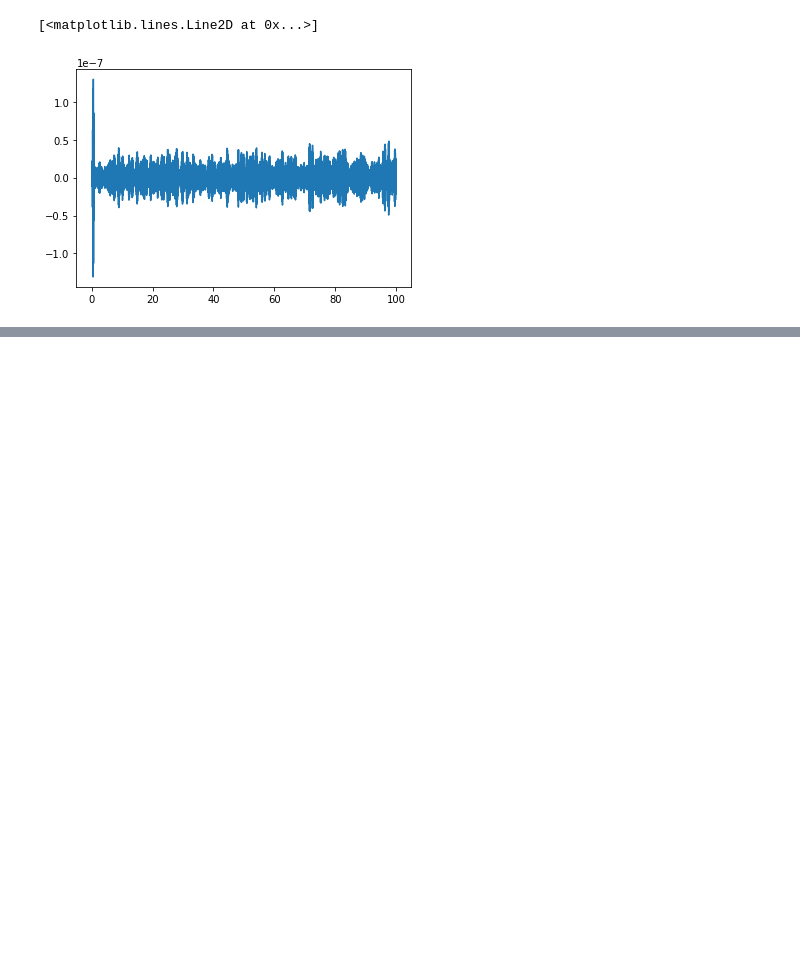
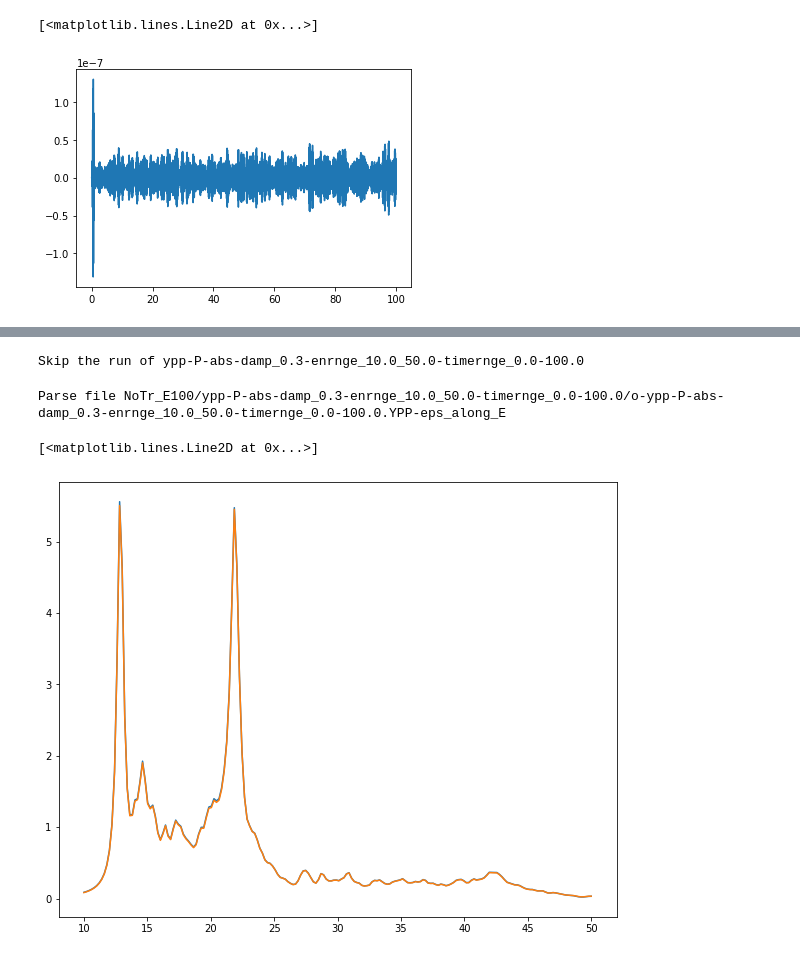
Before and after one commit to marcodalessandro76/LiF, a Jupyter notebook: Transient_Absorption.ipynb, the cells around one changed output, grey strips where cells are left out. Drawn from its saved outputs; the diff is of its cells as text; code cells hidden in the pictures; blank space fills up the shorter version.

```diff
--- a/Transient_Absorption.ipynb
+++ b/Transient_Absorption.ipynb
@@ -411,4 +411,4 @@ computation ypp-abs-damp_0.3-enrnge_10.0_50.0-timernge_0.0-100.0 ended
 Run performed in 19s
 # %%
-data=P.YamboOutputParser.from_file('NoTr_E100/ypp-abs-damp_0.3-enrnge_10.0_50.0-timernge_0.0-100.0/o-ypp-abs-damp_0.3-enrnge_10.0_50.0-timernge_0.0-100.0.YPP-eps_along_E')
+data=P.YamboOutputParser.from_file('NoTr_E100/ypp-p-abs-damp_0.3-enrnge_10.0_50.0-timernge_0.0-100.0/o-ypp-p-abs-damp_0.3-enrnge_10.0_50.0-timernge_0.0-100.0.YPP-eps_along_E')
 # %% [output]
@@ -416,4 +416,4 @@ Parse file NoTr_E100/ypp-abs-damp_0.3-enrnge_10.0_50.0-timernge_0.0-100.0/o-ypp-
 # %%
-eng = data['YPP-eps_along_E']['col1']
-eps = data['YPP-eps_along_E']['col2']
+eng_p = data['YPP-eps_along_E']['col1']
+eps_p = data['YPP-eps_along_E']['col2']
 # %%
@@ -564,0 +603,21 @@ plt.xlim(20,50)
+# %%
+idd = 'ypp-P-abs-damp_%s-enrnge_%s_%s-timernge_%s-%s'%(DampFactor,EnRngeRt[0],EnRngeRt[1],TimeRange[0],TimeRange[1])
+idd
+jobname = [idd,'td-nl-P-qsfield-pi90-peng_1.56-pfwhm_7.58-nlbands_1-15-nlstep_5-nltime_100']
+results = code.run(run_dir=run_dir,input=inp,name=idd,jobname=jobname,reformat=False,clean_restart=False)
+# %% [output]
+Skip the run of ypp-P-abs-damp_0.3-enrnge_10.0_50.0-timernge_0.0-100.0
+# %%
+data=P.YamboOutputParser.from_file('NoTr_E100/ypp-P-abs-damp_0.3-enrnge_10.0_50.0-timernge_0.0-100.0/o-ypp-P-abs-damp_0.3-enrnge_10.0_50.0-timernge_0.0-100.0.YPP-eps_along_E')
+# %% [output]
+Parse file NoTr_E100/ypp-P-abs-damp_0.3-enrnge_10.0_50.0-timernge_0.0-100.0/o-ypp-P-abs-damp_0.3-enrnge_10.0_50.0-timernge_0.0-100.0.YPP-eps_along_E
+# %%
+eng_P = data['YPP-eps_along_E']['col1']
+eps_P = data['YPP-eps_along_E']['col2']
+# %%
+fig, ax = plt.subplots(figsize=(10, 8))
+plt.plot(eng_p,eps_p)
+plt.plot(eng_P,eps_P)
+# %% [output]
+[<matplotlib.lines.Line2D at 0x...>]
+[figure, added]
```
Also changed, not shown: parts of 37 cells of this notebook, 2 other files.
